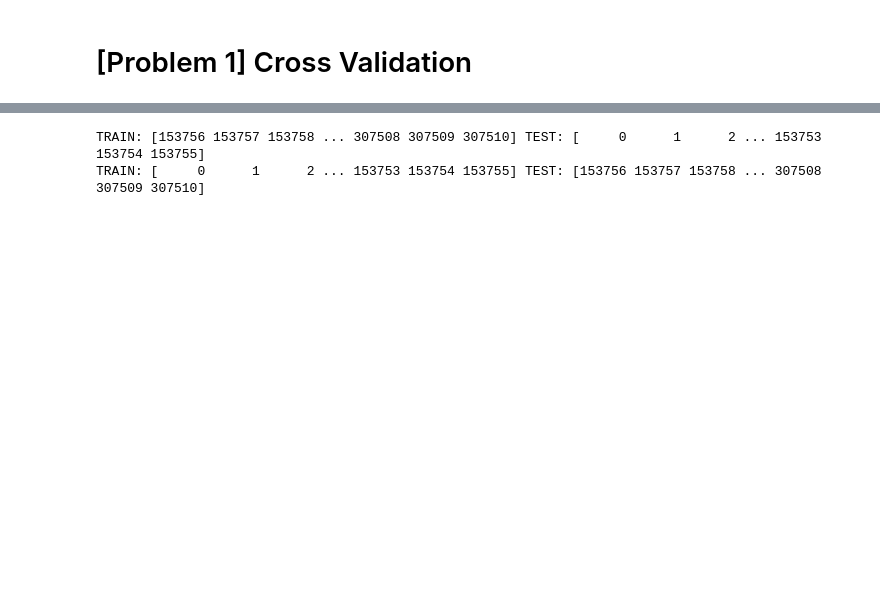
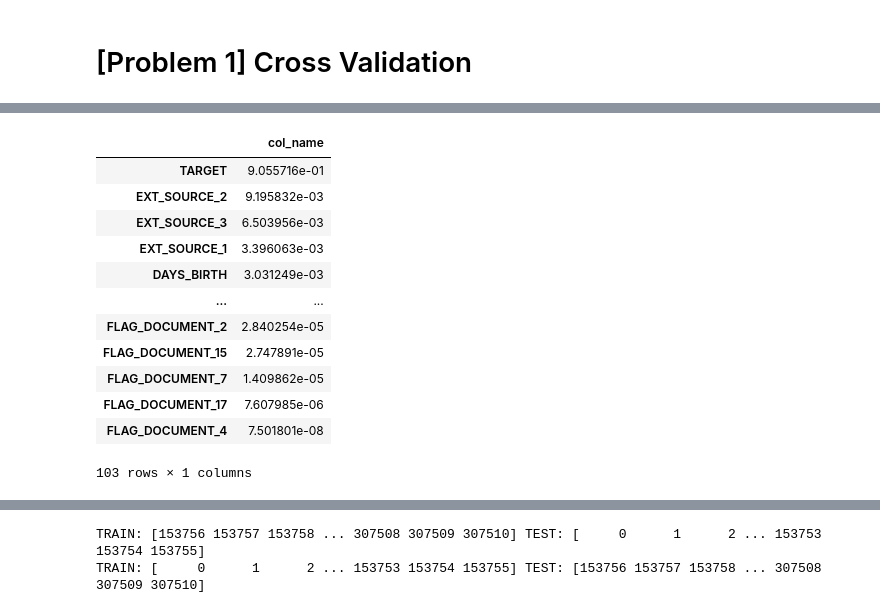
Before and after one commit to pafernannapi18/GithubIntro, a Jupyter notebook: 18Assignment.ipynb, the cells around one changed output, grey strips where cells are left out. Saved outputs shown, nothing was run; the diff lists cells and outputs as text; code cells hidden in the pictures; blank space fills up the shorter version.

```diff
--- a/18Assignment.ipynb
+++ b/18Assignment.ipynb
@@ -40,0 +121,24 @@ kf = KFold(n_splits = 2)
+# %%
+# Remove all data with zero effect
+X = cleaned_df.drop(['FLAG_DOCUMENT_10'], axis=1)
+X1 = X.drop(['FLAG_DOCUMENT_12'], axis=1)
+X2 = X1.drop(['FLAG_MOBIL'], axis=1)
+y = cleaned_df['TARGET']
+clf = ExtraTreesClassifier()
+clf = clf.fit(X2, y)
+#clf.feature_importances_
+pd.DataFrame({'col_name': clf.feature_importances_}, index=X2.columns).sort_values(by='col_name', ascending=False)
+# %% [output]
+|  | col_name |
+| TARGET | 9.055716e-01 |
+| EXT_SOURCE_2 | 9.195832e-03 |
+| EXT_SOURCE_3 | 6.503956e-03 |
+| EXT_SOURCE_1 | 3.396063e-03 |
+| DAYS_BIRTH | 3.031249e-03 |
+| ... | ... |
+| FLAG_DOCUMENT_2 | 2.840254e-05 |
+| FLAG_DOCUMENT_15 | 2.747891e-05 |
+| FLAG_DOCUMENT_7 | 1.409862e-05 |
+| FLAG_DOCUMENT_17 | 7.607985e-06 |
+| FLAG_DOCUMENT_4 | 7.501801e-08 |
+103 rows × 1 columns
```
Also changed, not shown: parts of 31 cells of this notebook.
